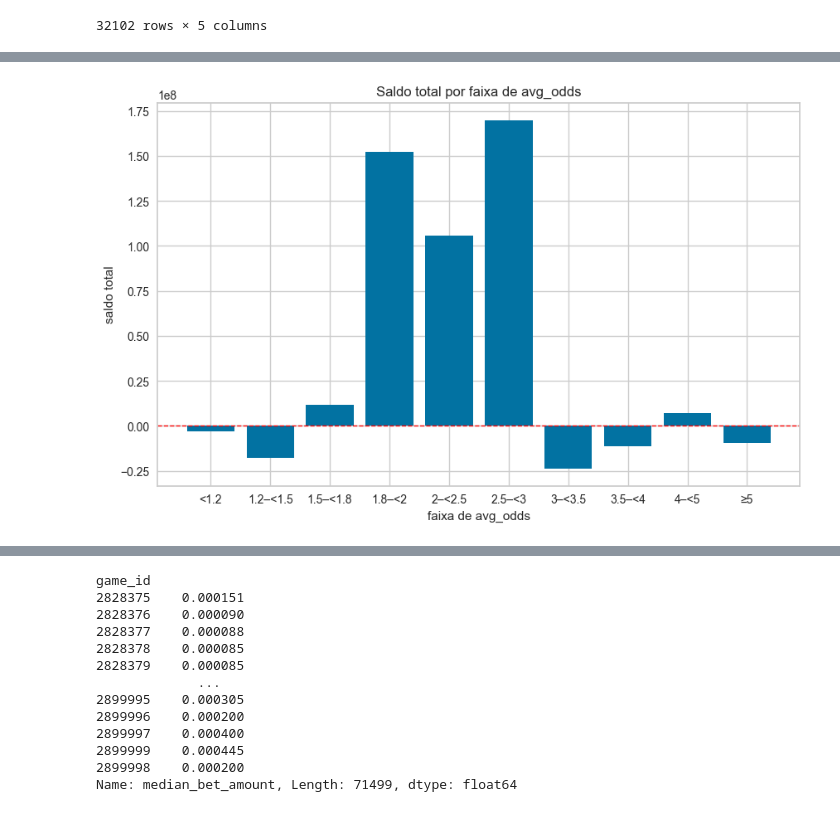
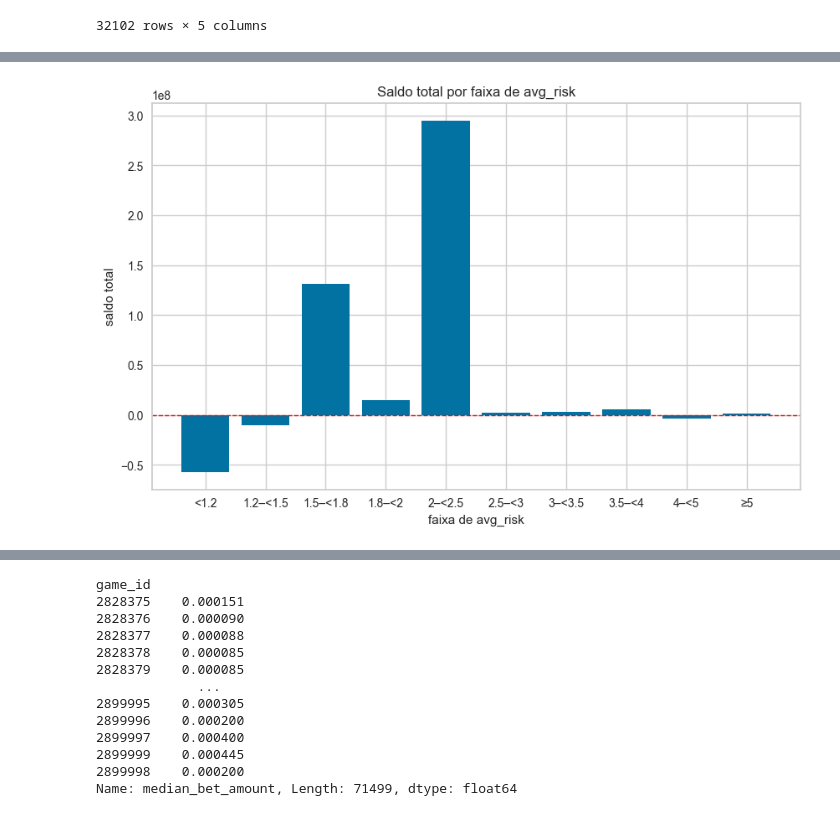
Before and after one commit to KndHvH/igaming-behavioral-deviation-detection, a Jupyter notebook: model/test.ipynb, the cells around one changed output, grey strips where cells are left out. Cells and saved outputs as stored; diff of their text form; code cells hidden in the pictures.

```diff
--- a/model/test.ipynb
+++ b/model/test.ipynb
@@ -148,0 +182,3 @@ df.head()
+# %%
+df['risk_log'] = np.log1p(df['risk'])
+df.head()
@@ -149,8 +193,8 @@ df.head()
 # %%
-df_small = df[['user_id','odds_adjusted','game_id','saldo']].copy()
+df_small = df[['user_id','risk_log','game_id','saldo']].copy()
 out = (
     df_small.groupby('user_id', sort=False)
-            .agg(avg_odds=('odds_adjusted','mean'),
+            .agg(avg_risk=('risk_log','mean'),
                  game_count=('game_id','nunique'),
                  saldo=('saldo','sum'))
             .reset_index()
@@ -270,7 +490,7 @@ labels = ['<1.2', '1.2–<1.5', '1.5–<1.8', '1.8–<2', '2–<2.5', '2.5–<3'
 # %%
 
 df_user = out.copy()
-df_user['avg_odds_bucket'] = pd.cut(df_user['avg_odds'], bins=bins, labels=labels, right=False)
+df_user['avg_risk_bucket'] = pd.cut(df_user['avg_risk'], bins=bins, labels=labels, right=False)
 # %%
 df_user
 # %% [output]
@@ -289,10 +509,10 @@ df_user
 32102 rows × 5 columns
 # %%
 saldo_por_bucket = (
-    df_user.groupby('avg_odds_bucket')
+    df_user.groupby('avg_risk_bucket')
            .agg(total_saldo=('saldo','sum'),
                 users=('user_id','nunique'),
-                mean_avg_odds=('avg_odds','mean'),
+                mean_avg_risk=('avg_risk','mean'),
                 mean_game_count=('game_count','mean'))
            .reset_index()
 )
@@ -313,13 +533,13 @@ saldo_por_bucket
 # %%
 fig = plt.figure(figsize=(10, 6))
-plt.bar(saldo_por_bucket['avg_odds_bucket'], saldo_por_bucket['total_saldo'])
-plt.title('Saldo total por faixa de avg_odds')
-plt.xlabel('faixa de avg_odds')
+plt.bar(saldo_por_bucket['avg_risk_bucket'], saldo_por_bucket['total_saldo'])
+plt.title('Saldo total por faixa de avg_risk')
+plt.xlabel('faixa de avg_risk')
 plt.ylabel('saldo total')
 plt.axhline(y=0, color='red', linewidth=1,linestyle='--')
 plt.show()
 # %% [output]
-[figure, old version]
+[figure, new version]
 # %%
 games_df = games.copy()
 # %%
```
Also changed, not shown: parts of 35 cells of this notebook, 3 other files.
